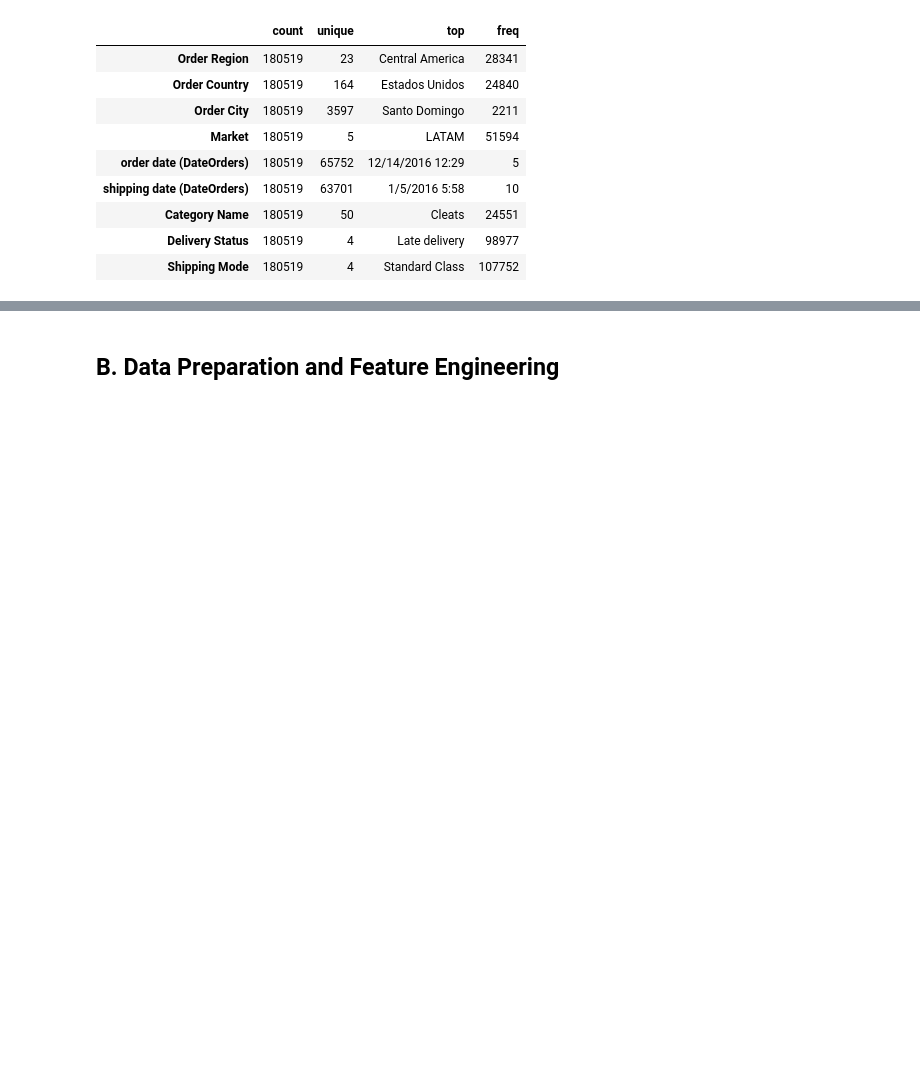
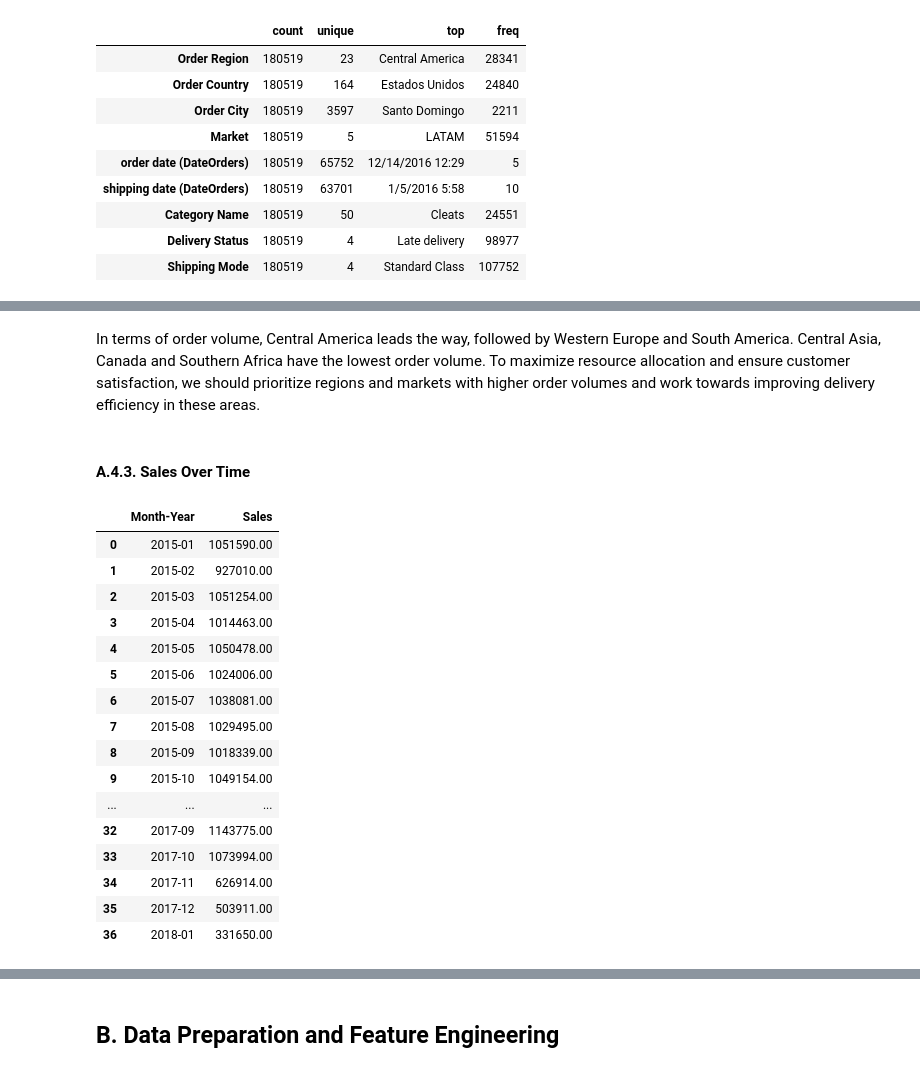
Before and after one commit to datawithalvin/pacmann-business-analytics, a Jupyter notebook: notebooks/data-exploration.ipynb, the cells around one changed output, grey strips where cells are left out. Drawn from its saved outputs; the diff is of its cells as text; code cells hidden in the pictures; blank space fills up the shorter version.

```diff
--- a/notebooks/data-exploration.ipynb
+++ b/notebooks/data-exploration.ipynb
@@ -231,0 +331,29 @@ Overall, this summary gives us an initial understanding of the dataframe, showin
+# %% [markdown]
+In terms of order volume, Central America leads the way, followed by Western Europe and South America. Central Asia, Canada and Southern Africa have the lowest order volume. To maximize resource allocation and ensure customer satisfaction, we should prioritize regions and markets with higher order volumes and work towards improving delivery efficiency in these areas.
+# %% [markdown]
+#### A.4.3. Sales Over Time
+# %%
+monthlySales = selected_df.copy().reset_index()
+monthlySales = monthlySales.groupby(pd.Grouper(key='order date (DateOrders)', freq='M')).agg({'Sales': 'sum'}).reset_index()
+monthlySales['Sales'] = monthlySales['Sales'].round()
+monthlySales.rename(columns={'order date (DateOrders)': 'Month-Year'}, inplace=True)
+monthlySales['Month-Year'] = pd.to_datetime(monthlySales['Month-Year']).dt.strftime('%Y-%m')
+monthlySales
+# %% [output]
+|  | Month-Year | Sales |
+| 0 | 2015-01 | 1051590.00 |
+| 1 | 2015-02 | 927010.00 |
+| 2 | 2015-03 | 1051254.00 |
+| 3 | 2015-04 | 1014463.00 |
+| 4 | 2015-05 | 1050478.00 |
+| 5 | 2015-06 | 1024006.00 |
+| 6 | 2015-07 | 1038081.00 |
+| 7 | 2015-08 | 1029495.00 |
+| 8 | 2015-09 | 1018339.00 |
+| 9 | 2015-10 | 1049154.00 |
+| ... | ... | ... |
+| 32 | 2017-09 | 1143775.00 |
+| 33 | 2017-10 | 1073994.00 |
+| 34 | 2017-11 | 626914.00 |
+| 35 | 2017-12 | 503911.00 |
+| 36 | 2018-01 | 331650.00 |
```
Also changed, not shown: parts of 17 cells of this notebook.
